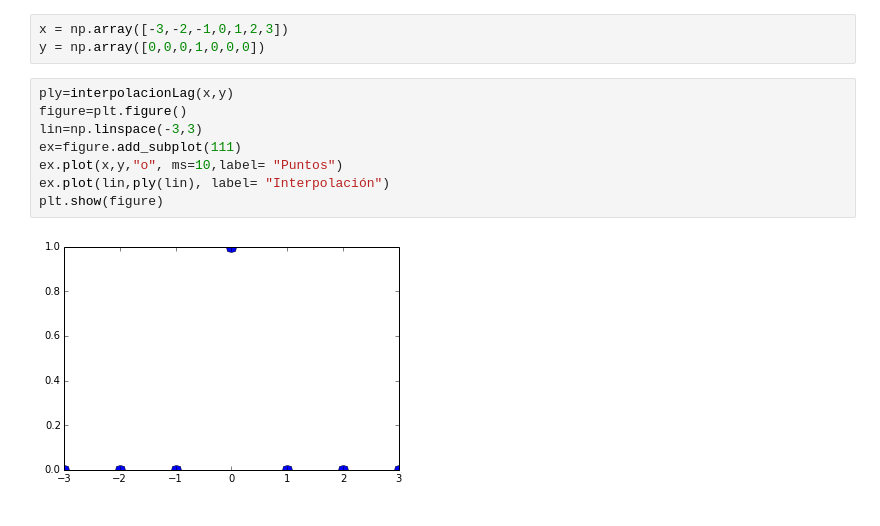
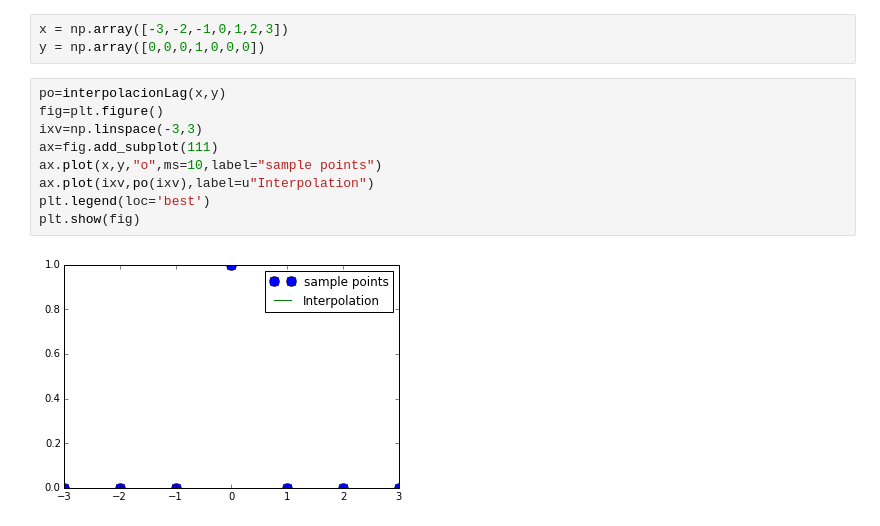
Before and after one commit to cirojudo/MC, a Jupyter notebook: Talleres/Taller4/Taller4.ipynb, the cells around one changed output. Cells and saved outputs as stored; diff of their text form.

```diff
--- a/Talleres/Taller4/Taller4.ipynb
+++ b/Talleres/Taller4/Taller4.ipynb
@@ -51,12 +51,13 @@ Punto 1 (2.1.C Libro)
 x = np.array([-3,-2,-1,0,1,2,3])
 y = np.array([0,0,0,1,0,0,0])
 # %%
-ply=interpolacionLag(x,y)
-figure=plt.figure()
-lin=np.linspace(-3,3)
-ex=figure.add_subplot(111)
-ex.plot(x,y,"o", ms=10,label= "Puntos")
-ex.plot(lin,ply(lin), label= "Interpolación")
-plt.show(figure)
+po=interpolacionLag(x,y)
+fig=plt.figure()
+ixv=np.linspace(-3,3)
+ax=fig.add_subplot(111)
+ax.plot(x,y,"o",ms=10,label="sample points")
+ax.plot(ixv,po(ixv),label=u"Interpolation")
+plt.legend(loc='best')
+plt.show(fig)
 # %% [output]
-[figure, old version]
+[figure, new version]
```
Also changed, not shown: 17 other files.
